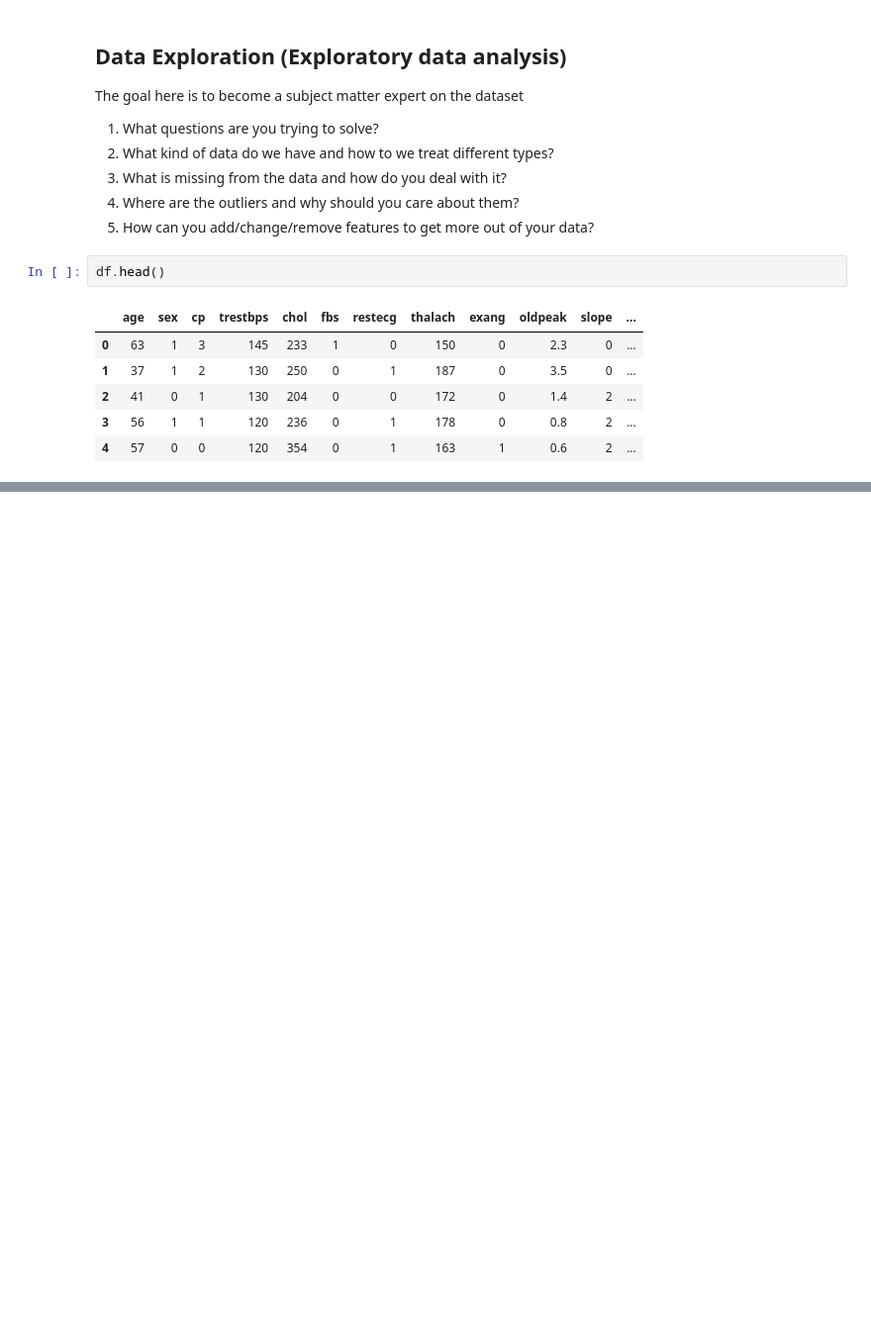
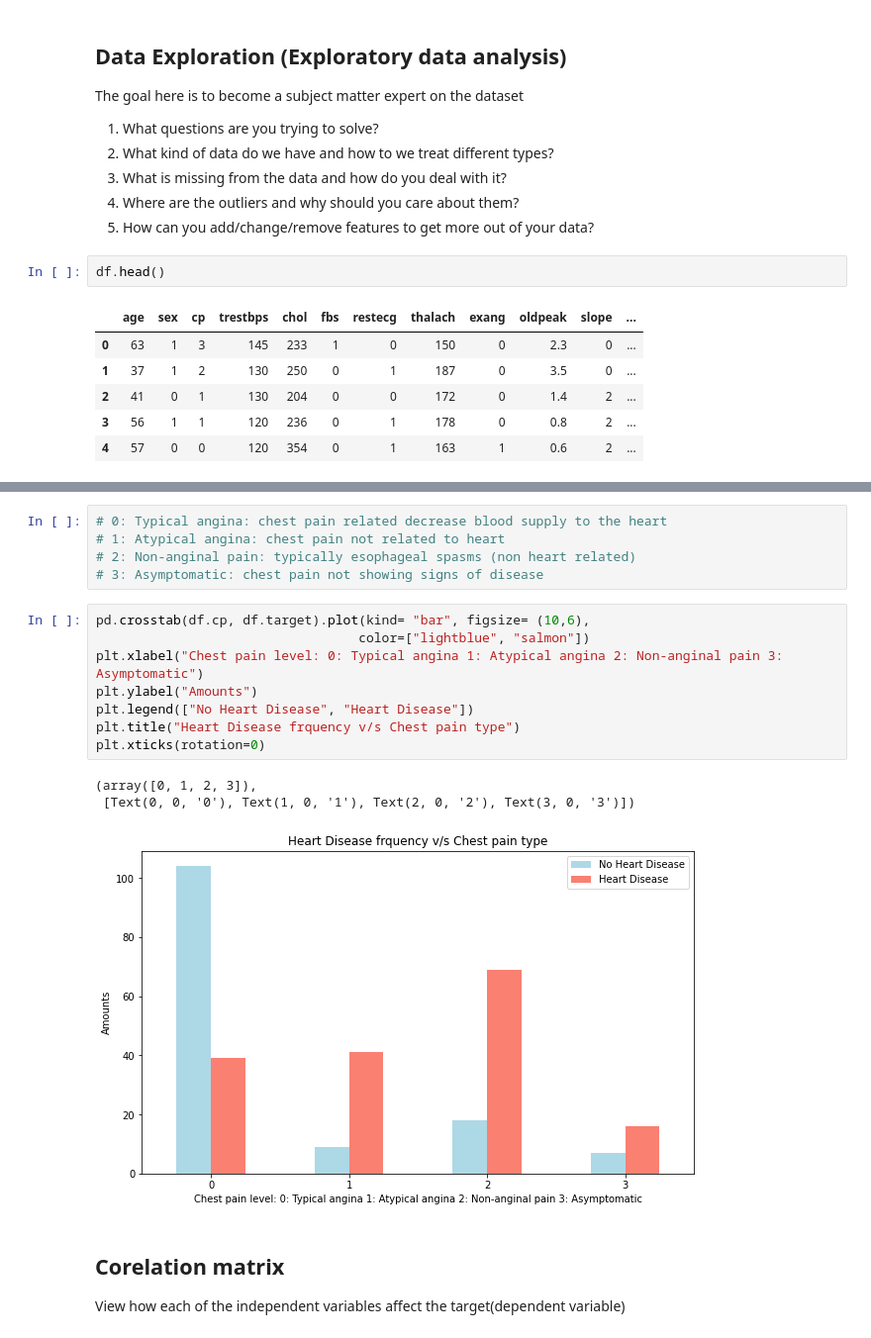
Before and after one commit to Ann-pixel/ML-heart-disease, a Jupyter notebook: Heart Disease- supervised/Heart-Disease-classification.ipynb, the cells around one changed output, grey strips where cells are left out. Shown at 99% size. Cells and saved outputs as stored; diff of their text form; blank space fills up the shorter version.

```diff
--- a/Heart Disease- supervised/Heart-Disease-classification.ipynb
+++ b/Heart Disease- supervised/Heart-Disease-classification.ipynb
@@ -209,0 +284,20 @@ df.describe()
+# %%
+# 0: Typical angina: chest pain related decrease blood supply to the heart
+# 1: Atypical angina: chest pain not related to heart
+# 2: Non-anginal pain: typically esophageal spasms (non heart related)
+# 3: Asymptomatic: chest pain not showing signs of disease
+# %%
+pd.crosstab(df.cp, df.target).plot(kind= "bar", figsize= (10,6),
+                                  color=["lightblue", "salmon"])
+plt.xlabel("Chest pain level: 0: Typical angina 1: Atypical angina 2: Non-anginal pain 3: Asymptomatic")
+plt.ylabel("Amounts")
+plt.legend(["No Heart Disease", "Heart Disease"])
+plt.title("Heart Disease frquency v/s Chest pain type")
+plt.xticks(rotation=0)
+# %% [output]
+(array([0, 1, 2, 3]),
+ [Text(0, 0, '0'), Text(1, 0, '1'), Text(2, 0, '2'), Text(3, 0, '3')])
+[figure, added]
+# %% [markdown]
+## Corelation matrix
+View how each of the independent variables affect the target(dependent variable)
```
Also changed, not shown: parts of 26 cells of this notebook.
